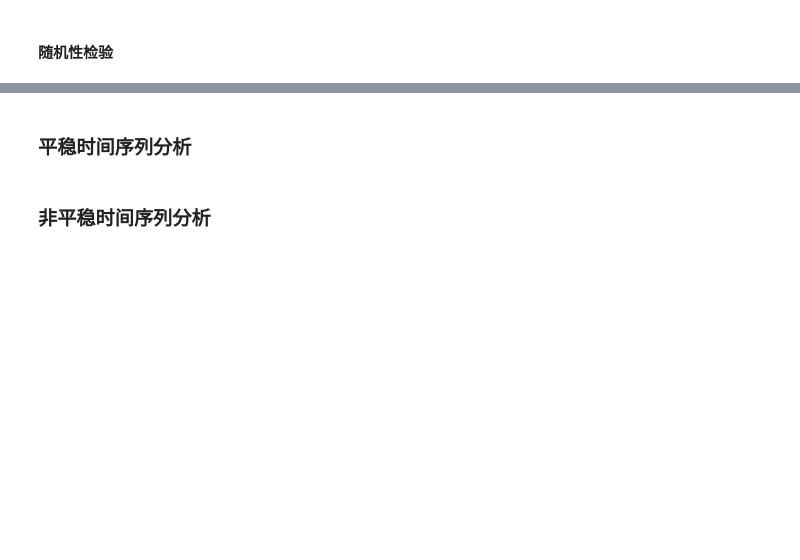
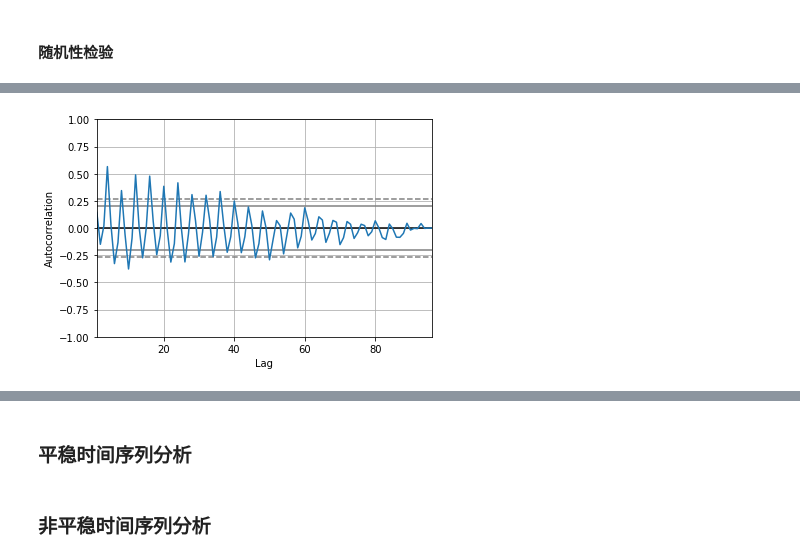
Before and after one commit to w26738/Notebook, a Jupyter notebook: data_analysis/time_series_101.ipynb, the cells around one changed output, grey strips where cells are left out. Drawn from its saved outputs; the diff is of its cells as text; code cells hidden in the pictures; blank space fills up the shorter version.

```diff
--- a/data_analysis/time_series_101.ipynb
+++ b/data_analysis/time_series_101.ipynb
@@ -417,0 +422,6 @@ dtype: float64
+# %%
+from pandas.plotting import autocorrelation_plot
+
+autocorrelation_plot(rrc_att_ser);
+# %% [output]
+[figure, added]
```
Also changed, not shown: parts of 13 cells of this notebook.
